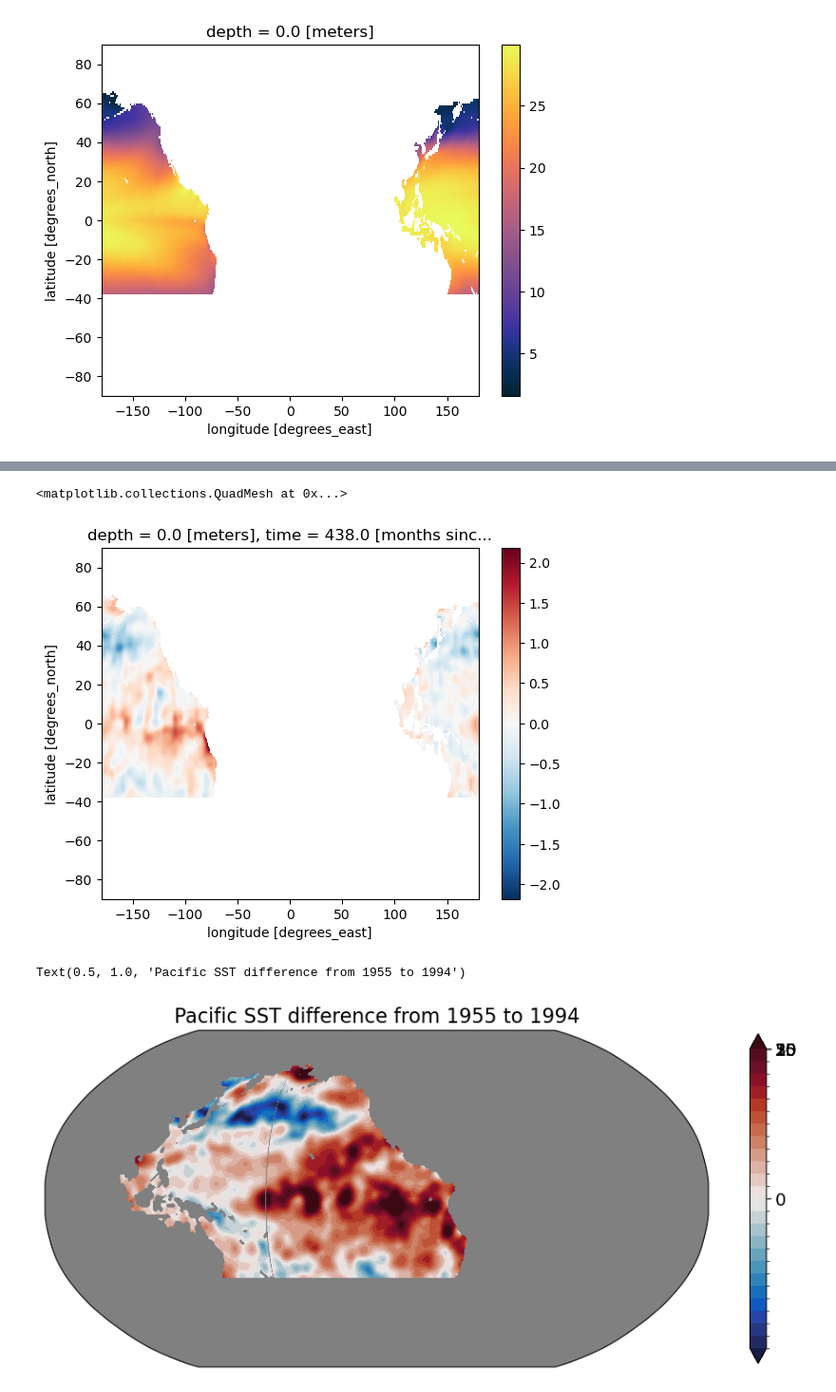
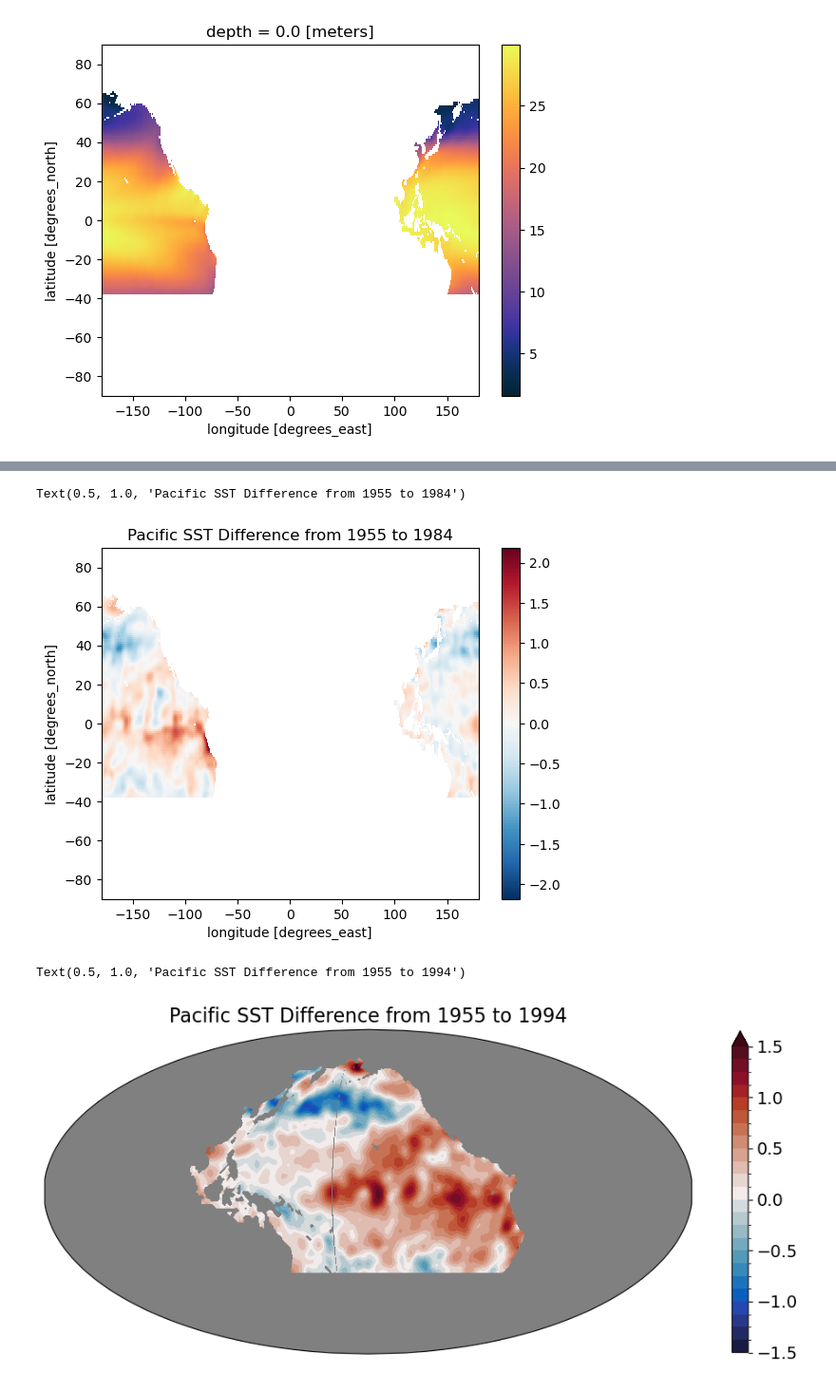
Before and after one commit to EES-3506-5506/Final_Project_G1_Mulcahy, a Jupyter notebook: notebooks/Ocean_Heat_Content.ipynb, the cells around one changed output, grey strips where cells are left out. Shown at 95% size. Drawn from its saved outputs; the diff is of its cells as text; code cells hidden in the pictures.

```diff
--- a/notebooks/Ocean_Heat_Content.ipynb
+++ b/notebooks/Ocean_Heat_Content.ipynb
@@ -373,26 +374,27 @@ Text(0.5, 1.0, 'Pacific SST difference from 1955 to 1984')
 # %%
 difference55_84.isel(depth=0).plot()
+plt.title('Pacific SST Difference from 1955 to 1984')
 # %% [output]
-<matplotlib.collections.QuadMesh at 0x...>
+Text(0.5, 1.0, 'Pacific SST Difference from 1955 to 1984')
-[figure, old version]
+[figure, new version]
 # %%
-subplot_kws = dict(projection=ccrs.Robinson(central_longitude=-120),facecolor='grey')
+subplot_kws = dict(projection=ccrs.Mollweide(central_longitude=-160),facecolor='grey')
 
 plt.figure(figsize=[12,8])
 
 p = difference55_94.isel(depth=0).plot.contourf(x='lon',y='lat',
                          cmap=cmocean.cm.balance,
-                         vmin=-1,vmax=1,levels=25,
+                         vmin=-1.5,vmax=1.5,levels=25,
                          subplot_kws = subplot_kws,
                          transform=ccrs.PlateCarree(),
                          add_colorbar=False)
 
 # add separate colorbar
-cb = plt.colorbar(p, ticks=[0,5,10,15,20,25,30], shrink=0.6)
+cb = plt.colorbar(p, ticks=[-1.5,-1,-0.5,0,0.5,1,1.5], shrink=0.6)
 cb.ax.tick_params(labelsize=14)
-plt.title("Pacific SST difference from 1955 to 1994",fontsize=16)
+plt.title("Pacific SST Difference from 1955 to 1994",fontsize=16)
 # %% [output]
-Text(0.5, 1.0, 'Pacific SST difference from 1955 to 1994')
+Text(0.5, 1.0, 'Pacific SST Difference from 1955 to 1994')
-[figure, old version]
+[figure, new version]
 # %%
 difference55_94.isel(depth=0).plot()
```
Also changed, not shown: parts of 40 cells of this notebook.
